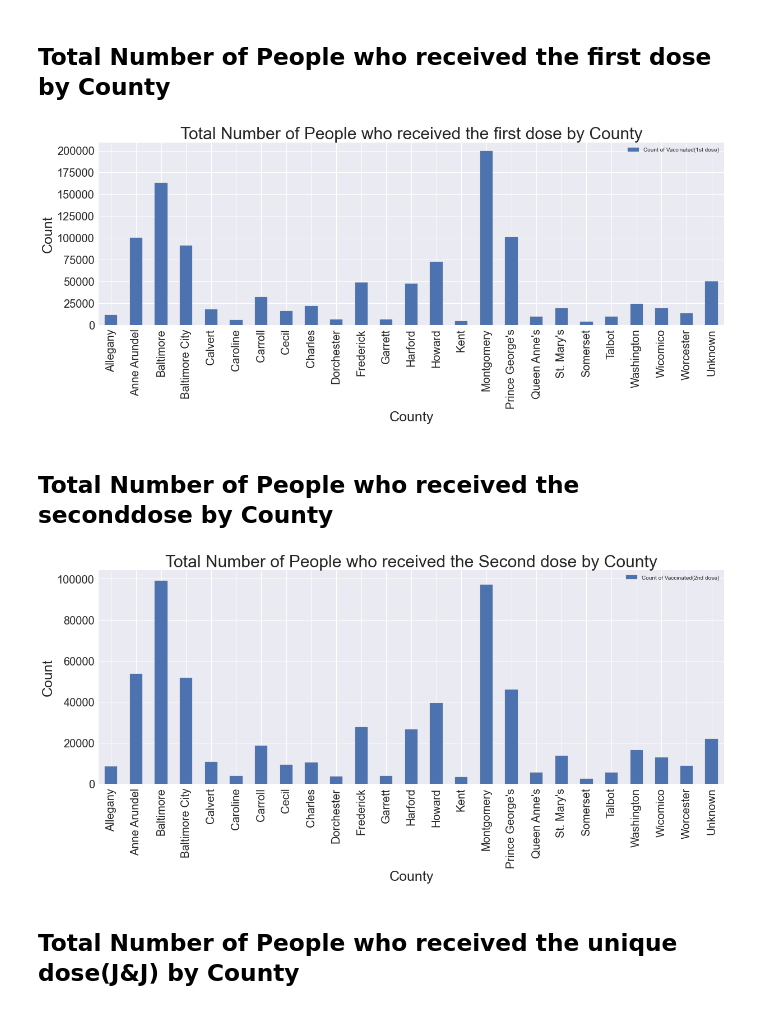
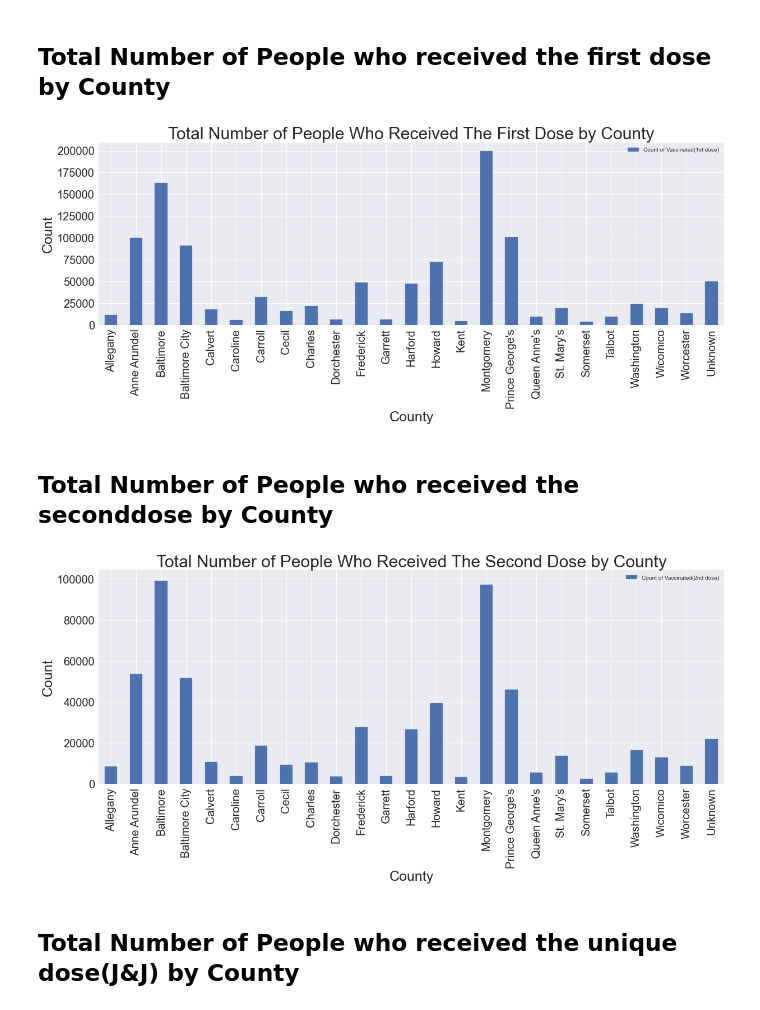
Before and after one commit to ccgrace/maryland_vaccination, a Jupyter notebook: Covid19-Vaccination-Analysis/Vaccionation_in_Maryland_starter.ipynb, the cells around one changed output. Cells and saved outputs as stored; diff of their text form; code cells hidden in the pictures.

```diff
--- a/Covid19-Vaccination-Analysis/Vaccionation_in_Maryland_starter.ipynb
+++ b/Covid19-Vaccination-Analysis/Vaccionation_in_Maryland_starter.ipynb
@@ -299,13 +299,13 @@ vaccination_by_county["Count of Vaccinated(1st dose)"] = vaccination_by_county["
 # %%
 chart_counties = vaccination_by_county.plot.bar(x='County', y="Count of Vaccinated(1st dose)", figsize=(20,6),edgecolor='gray',
                                                fontsize=20)
 # Formatting Text and limits
-chart_counties.set_title("Total Number of People who received the first dose by County", fontsize=30)
+chart_counties.set_title("Total Number of People Who Received The First Dose by County", fontsize=30)
 chart_counties.set_ylabel("Count",fontsize=25)
 chart_counties.set_xlabel("County",fontsize=25)
 plt.savefig("../Output_Data/first_dose_county.png",bbox_inches = 'tight')
 # %% [output]
-[figure, old version]
+[figure, new version]
 # %% [markdown]
 ## Total Number of People who received the seconddose by County
 # %%
@@ -314,12 +314,12 @@ vaccination_by_county["Count of Vaccinated(2nd dose)"] = vaccination_by_county["
 chart_counties = vaccination_by_county.plot.bar(rot=90, x='County', y="Count of Vaccinated(2nd dose)", figsize=(20,7),edgecolor='gray',
                                                fontsize=20)
 # Formatting Text and limits
-chart_counties.set_title("Total Number of People who received the Second dose by County", fontsize=30)
+chart_counties.set_title("Total Number of People Who Received The Second Dose by County", fontsize=30)
 chart_counties.set_ylabel("Count",fontsize=25)
 chart_counties.set_xlabel("County",fontsize=25)
 plt.savefig("../Output_Data/second_dose_county.png",bbox_inches = 'tight')
 # %% [output]
-[figure, old version]
+[figure, new version]
 # %% [markdown]
 ## Total Number of People who received the unique dose(J&J) by County
 # %%
```
Also changed, not shown: parts of 7 cells of this notebook, 7 other files.
